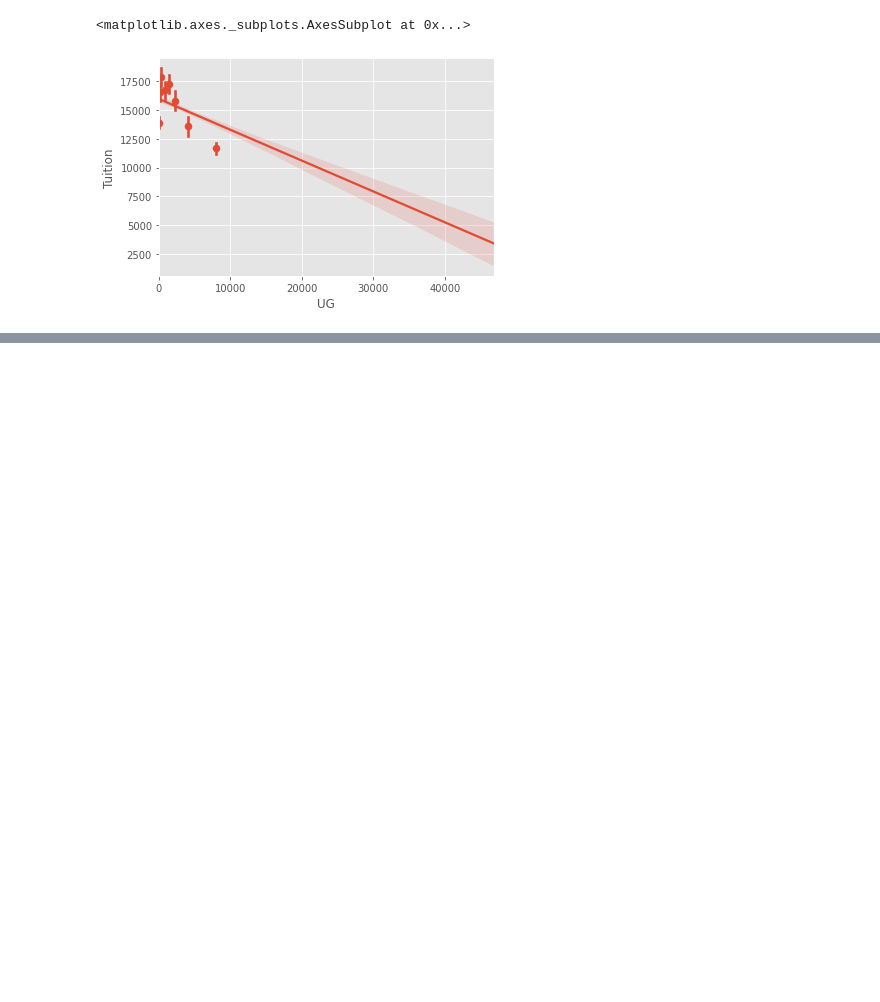
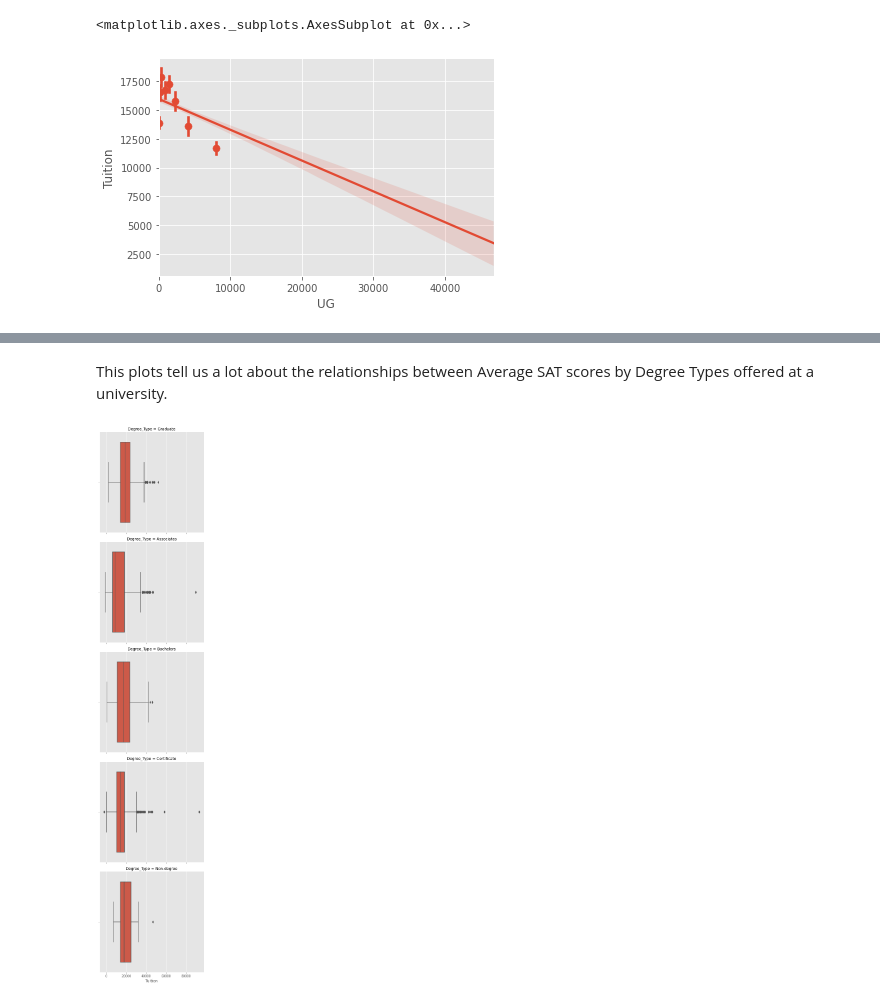
Before and after one commit to VictorOmondi1997/visualizing_UDoE_data, a Jupyter notebook: visualizing_UDoE_data.ipynb, the cells around one changed output, grey strips where cells are left out. Drawn from its saved outputs; the diff is of its cells as text; code cells hidden in the pictures; blank space fills up the shorter version.

```diff
--- a/visualizing_UDoE_data.ipynb
+++ b/visualizing_UDoE_data.ipynb
@@ -52,0 +63,7 @@ sns.regplot(data=df, x='UG', y='Tuition', x_bins=8)
+# %% [markdown]
+This plots tell us a lot about the relationships between Average SAT scores by Degree Types offered at a university.
+# %%
+sns.catplot(data=df, x='Tuition', kind='box', row='Degree_Type')
+plt.show()
+# %% [output]
+[figure, added]
```
Also changed, not shown: parts of 10 cells of this notebook.
